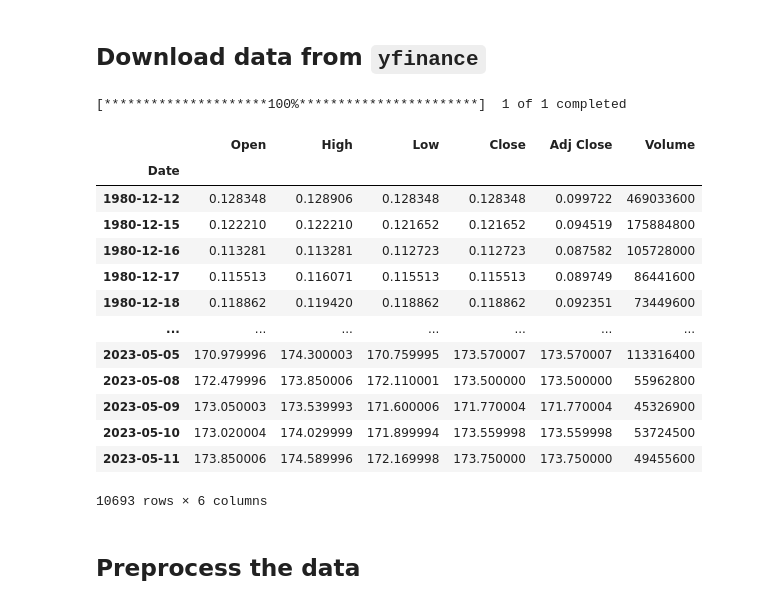
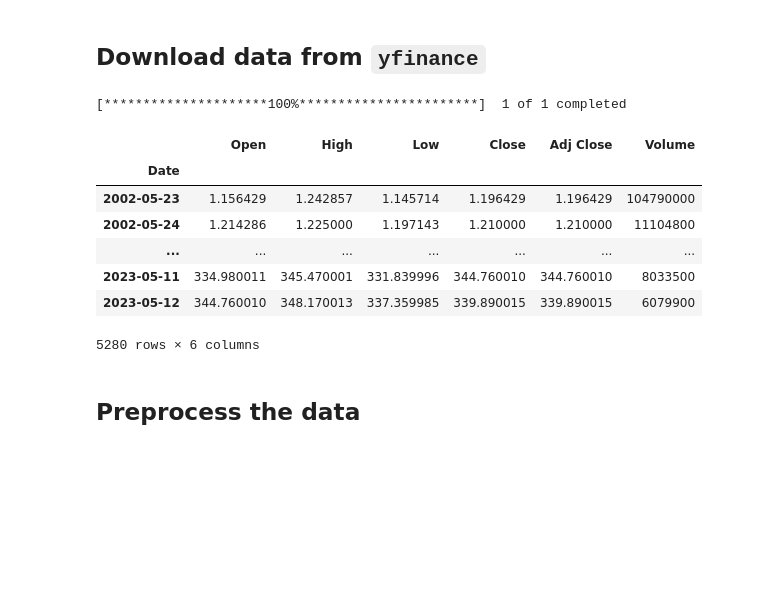
Before and after one commit to LinkedInLearning/practical-python-for-algorithmic-trading-4403633, a Jupyter notebook: 01_Machine Learning for Backtesting/03D_Backtesting ML Classification-Based.ipynb, the cells around one changed output. Cells and saved outputs as stored; diff of their text form; code cells hidden in the pictures; blank space fills up the shorter version.

```diff
--- a/01_Machine Learning for Backtesting/03D_Backtesting ML Classification-Based.ipynb
+++ b/01_Machine Learning for Backtesting/03D_Backtesting ML Classification-Based.ipynb
@@ -5,25 +5,19 @@
 # %%
 import yfinance as yf
 
-ticker = 'AAPL'
+ticker = 'NFLX'
 df = yf.download(ticker)
 df
 # %% [output]
 [*********************100%***********************]  1 of 1 completed
 |  | Open | High | Low | Close | Adj Close | Volume |
 | Date |  |  |  |  |  |  |
-| 1980-12-12 | 0.128348 | 0.128906 | 0.128348 | 0.128348 | 0.099722 | 469033600 |
-| 1980-12-15 | 0.122210 | 0.122210 | 0.121652 | 0.121652 | 0.094519 | 175884800 |
-| 1980-12-16 | 0.113281 | 0.113281 | 0.112723 | 0.112723 | 0.087582 | 105728000 |
-| 1980-12-17 | 0.115513 | 0.116071 | 0.115513 | 0.115513 | 0.089749 | 86441600 |
-| 1980-12-18 | 0.118862 | 0.119420 | 0.118862 | 0.118862 | 0.092351 | 73449600 |
+| 2002-05-23 | 1.156429 | 1.242857 | 1.145714 | 1.196429 | 1.196429 | 104790000 |
+| 2002-05-24 | 1.214286 | 1.225000 | 1.197143 | 1.210000 | 1.210000 | 11104800 |
 | ... | ... | ... | ... | ... | ... | ... |
-| 2023-05-05 | 170.979996 | 174.300003 | 170.759995 | 173.570007 | 173.570007 | 113316400 |
-| 2023-05-08 | 172.479996 | 173.850006 | 172.110001 | 173.500000 | 173.500000 | 55962800 |
-| 2023-05-09 | 173.050003 | 173.539993 | 171.600006 | 171.770004 | 171.770004 | 45326900 |
-| 2023-05-10 | 173.020004 | 174.029999 | 171.899994 | 173.559998 | 173.559998 | 53724500 |
-| 2023-05-11 | 173.850006 | 174.589996 | 172.169998 | 173.750000 | 173.750000 | 49455600 |
+| 2023-05-11 | 334.980011 | 345.470001 | 331.839996 | 344.760010 | 344.760010 | 8033500 |
+| 2023-05-12 | 344.760010 | 348.170013 | 337.359985 | 339.890015 | 339.890015 | 6079900 |
-10693 rows × 6 columns
+5280 rows × 6 columns
 # %% [markdown]
 ## Preprocess the data
 # %% [markdown]
```
Also changed, not shown: parts of 15 cells of this notebook, 5 other files.
